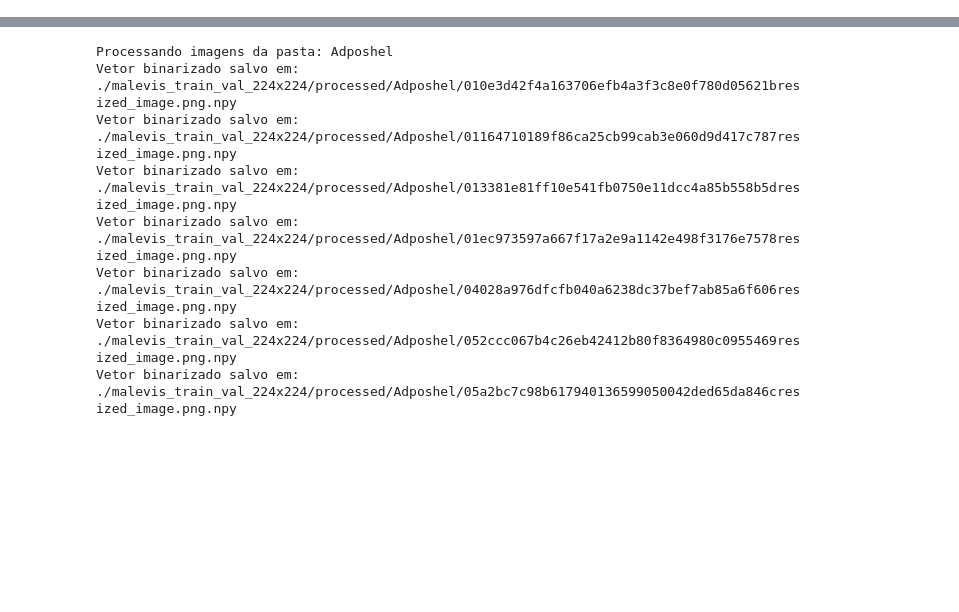
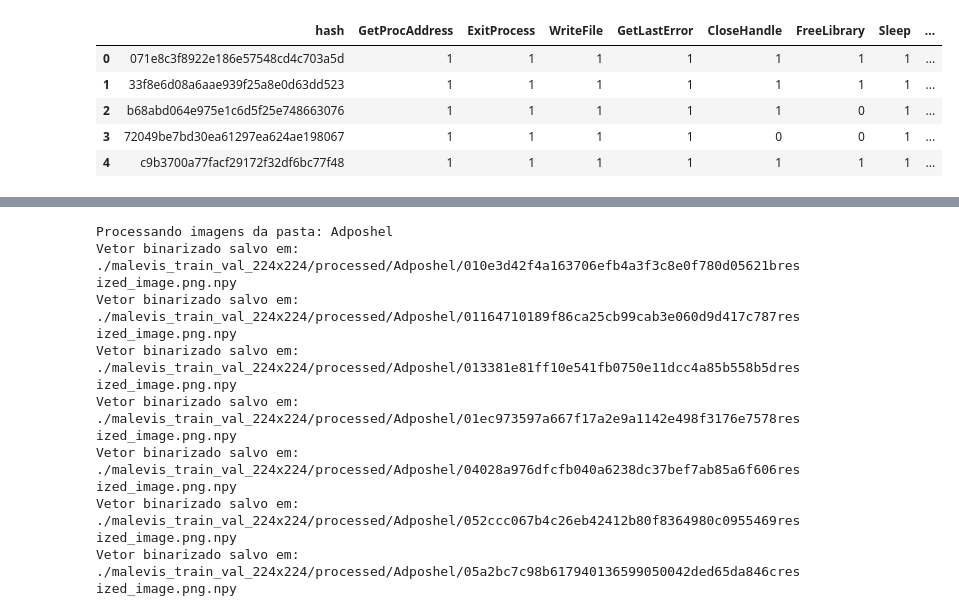
Before and after one commit to geeklicantropo/POS_GRADUACAO_PUBLICO, a Jupyter notebook: MESTRADO_PUBLICO/REDES_NEURAIS_SEM_PESO/Trabalho_1/Aplicacao_Final/src/preprocessing.ipynb, the cells around one changed output, grey strips where cells are left out. Drawn from its saved outputs; the diff is of its cells as text; code cells hidden in the pictures; blank space fills up the shorter version.

```diff
--- a/MESTRADO_PUBLICO/REDES_NEURAIS_SEM_PESO/Trabalho_1/Aplicacao_Final/preprocessing.ipynb
+++ b/MESTRADO_PUBLICO/REDES_NEURAIS_SEM_PESO/Trabalho_1/Aplicacao_Final/src/preprocessing.ipynb
@@ -0,0 +1,17 @@
+# %%
+import pandas as pd
+
+pd.set_option("display.max_rows", None)
+pd.set_option("display.max_columns", None)
+pd.set_option('display.max_colwidth', None)
+# %%
+df = pd.read_csv("teste.csv")
+# %%
+df.head()
+# %% [output]
+|  | hash | GetProcAddress | ExitProcess | WriteFile | GetLastError | CloseHandle | FreeLibrary | Sleep | ... |
+| 0 | 071e8c3f8922e186e57548cd4c703a5d | 1 | 1 | 1 | 1 | 1 | 1 | 1 | ... |
+| 1 | 33f8e6d08a6aae939f25a8e0d63dd523 | 1 | 1 | 1 | 1 | 1 | 1 | 1 | ... |
+| 2 | b68abd064e975e1c6d5f25e748663076 | 1 | 1 | 1 | 1 | 1 | 0 | 1 | ... |
+| 3 | 72049be7bd30ea61297ea624ae198067 | 1 | 1 | 1 | 1 | 0 | 0 | 1 | ... |
+| 4 | c9b3700a77facf29172f32df6bc77f48 | 1 | 1 | 1 | 1 | 1 | 1 | 1 | ... |
```
Also changed, not shown: parts of 1 cell of this notebook, 2 other files.
